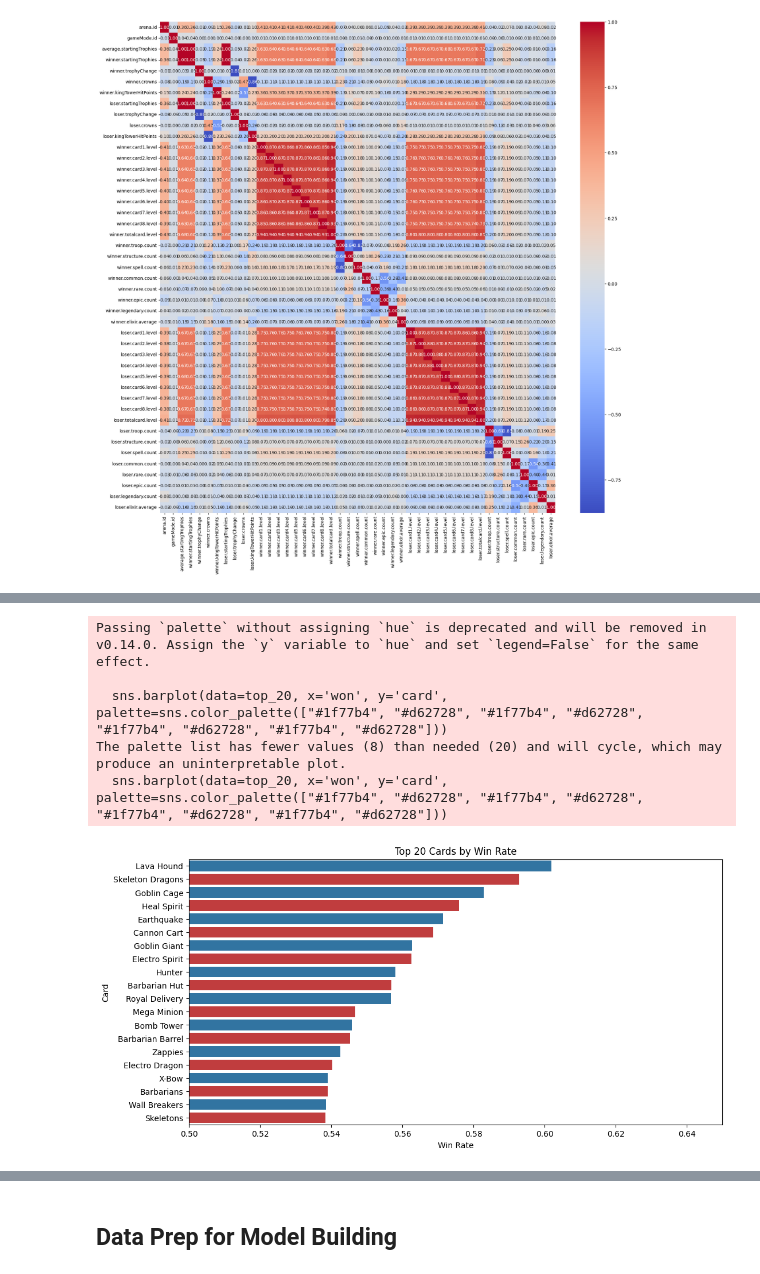
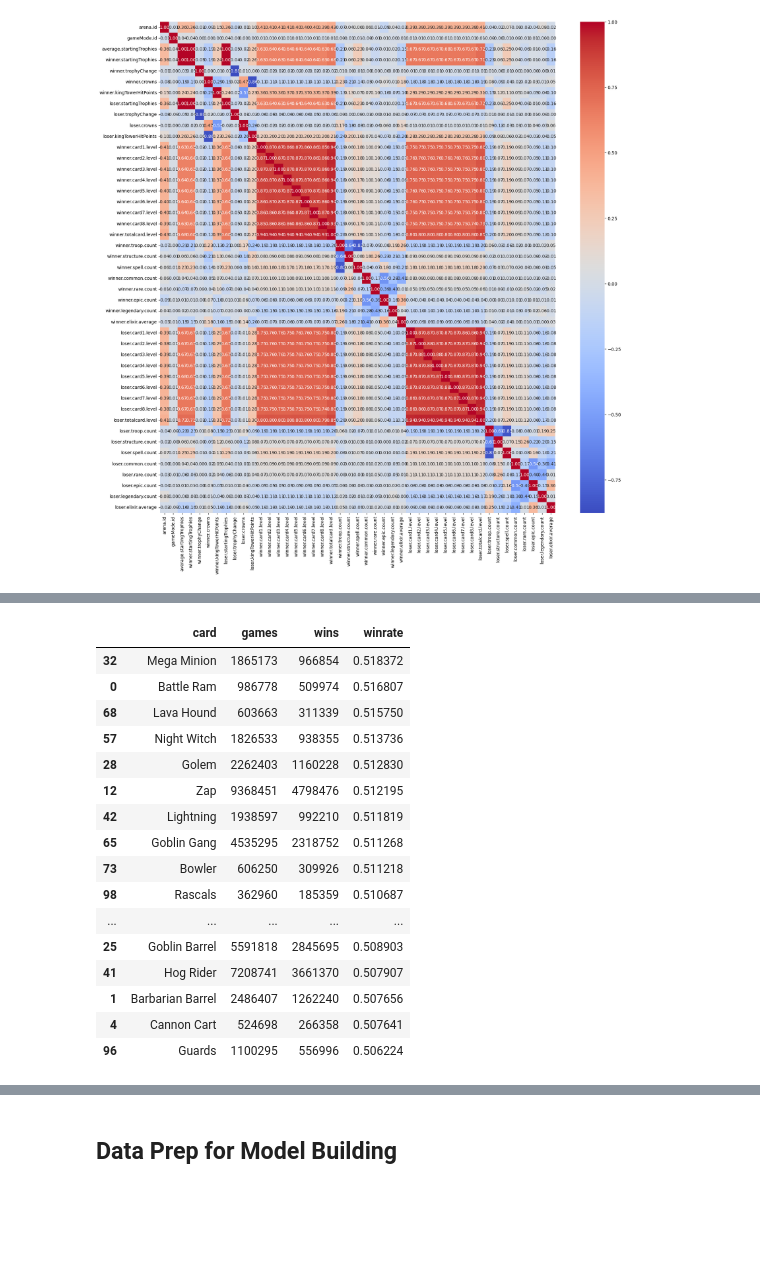
Before and after one commit to carlog1566/Data-Royale, a Jupyter notebook: main (2).ipynb, the cells around one changed output, grey strips where cells are left out. Cells and saved outputs as stored; diff of their text form; code cells hidden in the pictures; blank space fills up the shorter version.

```diff
--- a/main (2).ipynb
+++ b/main (2).ipynb
@@ -427,14 +413,12 @@ Passing `palette` without assigning `hue` is deprecated and will be removed in v
 # %%
+from collections import Counter
 
-all_cards = []
+card_total = Counter()
+card_wins = Counter()
 
-for _, row in df_model.iterrows():
-    for card in row['deck']:
-        all_cards.append({
-            'card': card,
-            'won': row['won']
-        })
-
-cards_df = pd.DataFrame(all_cards)
+for deck, won in zip(df_model['deck'], df_model['won']):
+    card_total.update(deck)
+    if won == 1:
+        card_wins.update(deck)
 # %%
 
@@ -463,22 +457,21 @@ print(card_win_rates.tail(20))  # bottom 20 cards
 # %%
-top_20 = card_win_rates.head(20)
-bottom_20 = card_win_rates.tail(20)
-
-plt.figure(figsize=(12,6))
-sns.barplot(data=top_20, x='won', y='card',  palette=sns.color_palette(["#1f77b4", "#d62728", "#1f77b4", "#d62728", "#1f77b4", "#d62728", "#1f77b4", "#d62728"]))
-plt.title('Top 20 Cards by Win Rate')
-plt.xlabel('Win Rate')
-plt.ylabel('Card')
-
-# Zoom into 0.4 - 0.8 win rate
-plt.xlim(0.5, 0.65)
-
-plt.show()
+card_stats.sort_values("winrate", ascending=False).head(20)
 # %% [output]
-Passing `palette` without assigning `hue` is deprecated and will be removed in v0.14.0. Assign the `y` variable to `hue` and set `legend=False` for the same effect.
-
-  sns.barplot(data=top_20, x='won', y='card',  palette=sns.color_palette(["#1f77b4", "#d62728", "#1f77b4", "#d62728", "#1f77b4", "#d62728", "#1f77b4", "#d62728"]))
-The palette list has fewer values (8) than needed (20) and will cycle, which may produce an uninterpretable plot.
-  sns.barplot(data=top_20, x='won', y='card',  palette=sns.color_palette(["#1f77b4", "#d62728", "#1f77b4", "#d62728", "#1f77b4", "#d62728", "#1f77b4", "#d62728"]))
-[figure, removed]
+|  | card | games | wins | winrate |
+| 32 | Mega Minion | 1865173 | 966854 | 0.518372 |
+| 0 | Battle Ram | 986778 | 509974 | 0.516807 |
+| 68 | Lava Hound | 603663 | 311339 | 0.515750 |
+| 57 | Night Witch | 1826533 | 938355 | 0.513736 |
+| 28 | Golem | 2262403 | 1160228 | 0.512830 |
+| 12 | Zap | 9368451 | 4798476 | 0.512195 |
+| 42 | Lightning | 1938597 | 992210 | 0.511819 |
+| 65 | Goblin Gang | 4535295 | 2318752 | 0.511268 |
+| 73 | Bowler | 606250 | 309926 | 0.511218 |
+| 98 | Rascals | 362960 | 185359 | 0.510687 |
+| ... | ... | ... | ... | ... |
+| 25 | Goblin Barrel | 5591818 | 2845695 | 0.508903 |
+| 41 | Hog Rider | 7208741 | 3661370 | 0.507907 |
+| 1 | Barbarian Barrel | 2486407 | 1262240 | 0.507656 |
+| 4 | Cannon Cart | 524698 | 266358 | 0.507641 |
+| 96 | Guards | 1100295 | 556996 | 0.506224 |
 # %%
```
Also changed, not shown: parts of 15 cells of this notebook.
